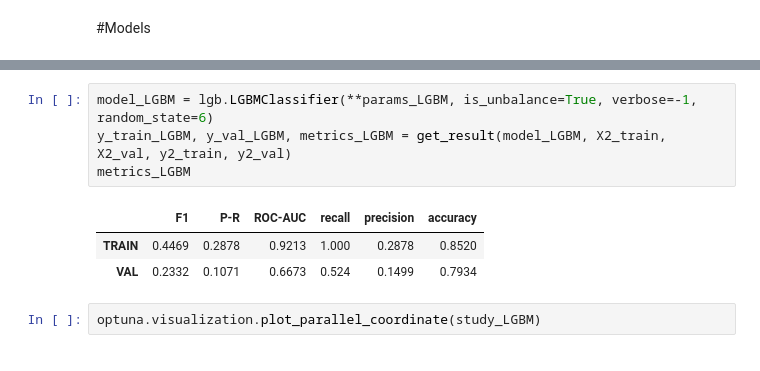
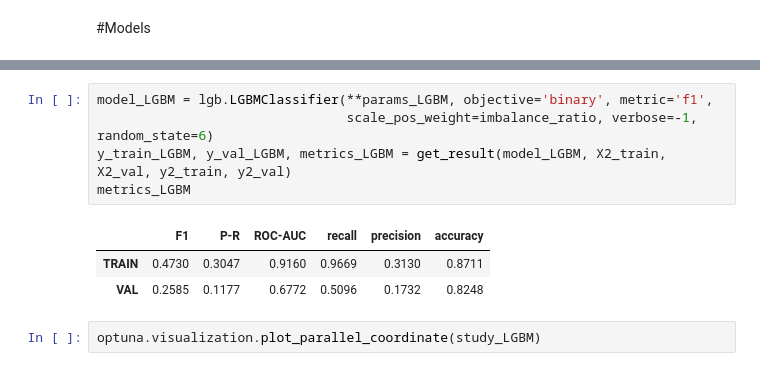
Before and after one commit to aziegert/Vehicle_Insurance_Claim_Fraud_Detection, a Jupyter notebook: Vehicle_Insurance_Claim_Fraud_Detection_v2.ipynb, the cells around one changed output, grey strips where cells are left out. Drawn from its saved outputs; the diff is of its cells as text.

```diff
--- a/Vehicle_Insurance_Claim_Fraud_Detection_v2.ipynb
+++ b/Vehicle_Insurance_Claim_Fraud_Detection_v2.ipynb
@@ -699,11 +734,12 @@ params_LGBM
 # %%
-model_LGBM = lgb.LGBMClassifier(**params_LGBM, is_unbalance=True, verbose=-1, random_state=6)
+model_LGBM = lgb.LGBMClassifier(**params_LGBM, objective='binary', metric='f1',
+                                scale_pos_weight=imbalance_ratio, verbose=-1, random_state=6)
 y_train_LGBM, y_val_LGBM, metrics_LGBM = get_result(model_LGBM, X2_train, X2_val, y2_train, y2_val)
 metrics_LGBM
 # %% [output]
 |  | F1 | P-R | ROC-AUC | recall | precision | accuracy |
-| TRAIN | 0.4469 | 0.2878 | 0.9213 | 1.000 | 0.2878 | 0.8520 |
-| VAL | 0.2332 | 0.1071 | 0.6673 | 0.524 | 0.1499 | 0.7934 |
+| TRAIN | 0.4730 | 0.3047 | 0.9160 | 0.9669 | 0.3130 | 0.8711 |
+| VAL | 0.2585 | 0.1177 | 0.6772 | 0.5096 | 0.1732 | 0.8248 |
 # %%
 optuna.visualization.plot_parallel_coordinate(study_LGBM)
 # %% [output]
```
Also changed, not shown: parts of 61 cells of this notebook.
